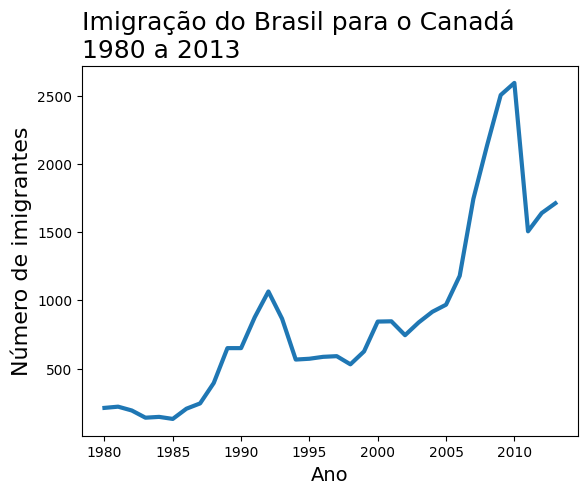
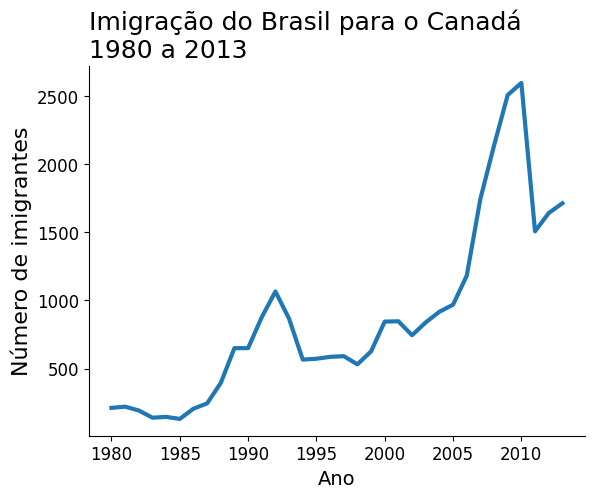
The notebook cell's code change between the first figure and the second:
--- before
+++ after
@@ -5,3 +5,7 @@
 ax.set_xlabel('Ano', fontsize=14)
 ax.set_ylabel('Número de imigrantes', fontsize=16)
+ax.yaxis.set_tick_params(labelsize=12)
+ax.xaxis.set_tick_params(labelsize=12)
+ax.spines['top'].set_visible(False)
+ax.spines['right'].set_visible(False)
 plt.show()

Commit: Melhora da visualização do gráfico de imigrantes Brasileiros